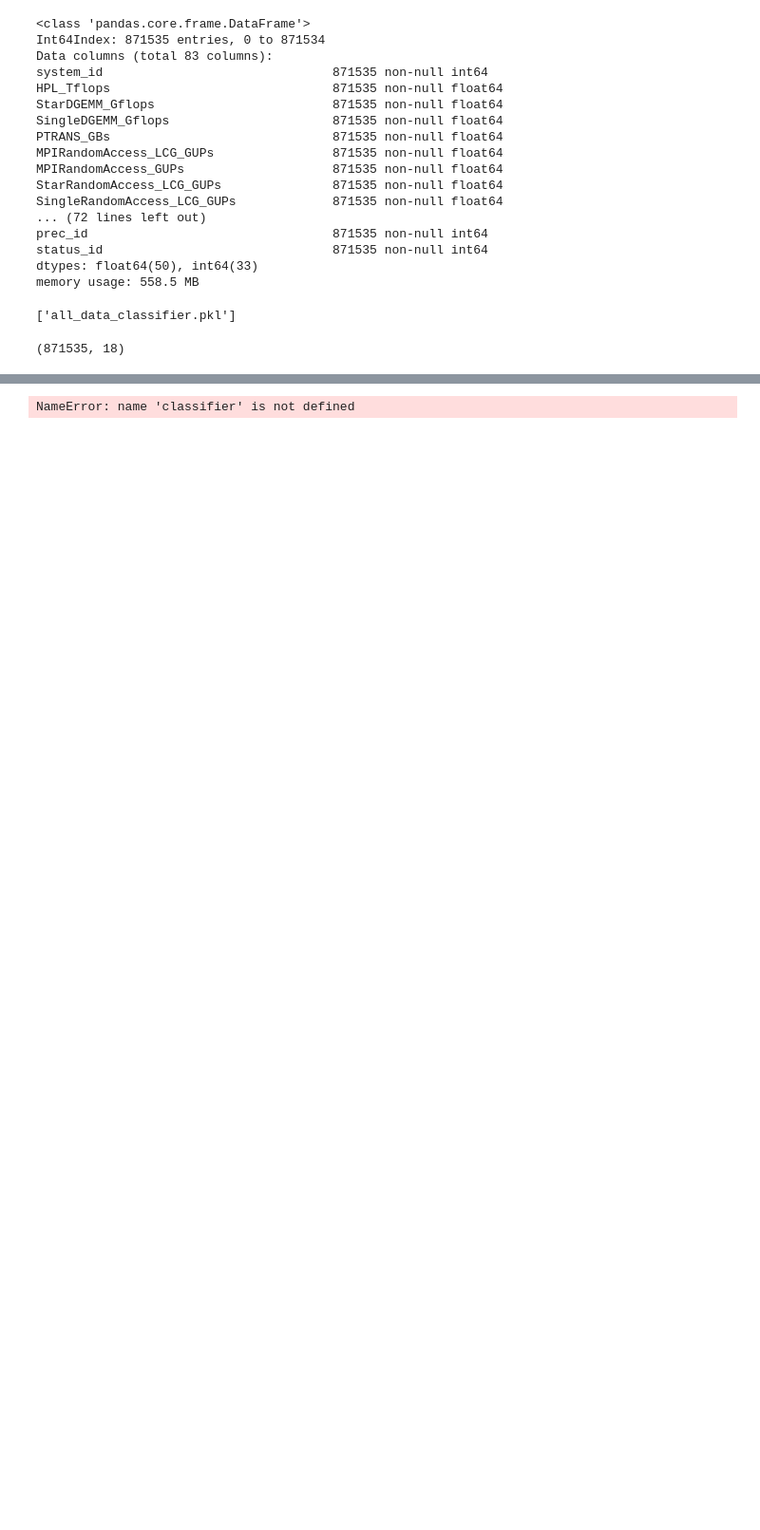
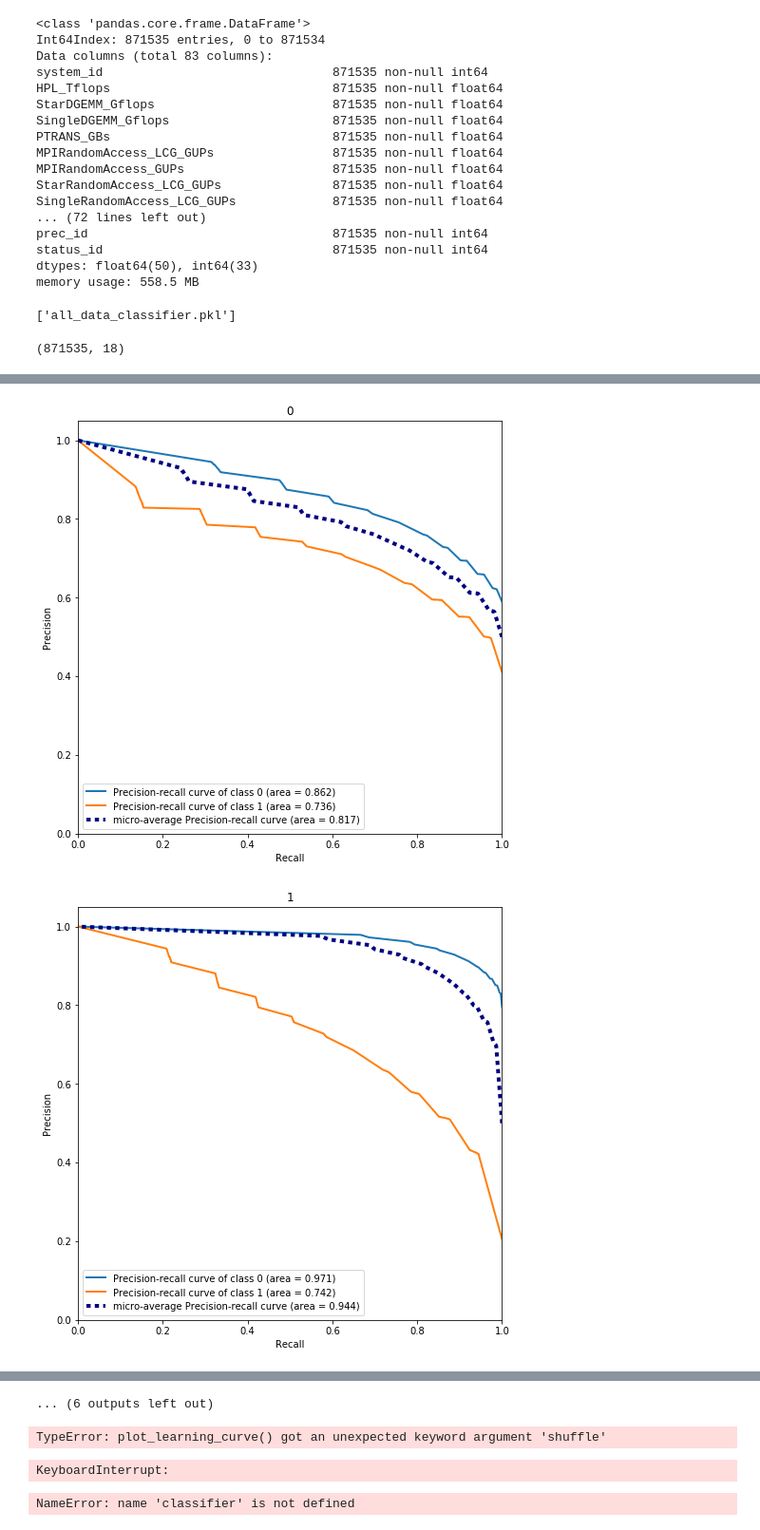
Before and after one commit to patemotter/trilinos-prediction, a Jupyter notebook: ml_files/Working Multilabel Classification and Scoring.ipynb, the cells around one changed output, grey strips where cells are left out. Shown at 95% size. Drawn from its saved outputs; the diff is of its cells as text; code cells hidden in the pictures; blank space fills up the shorter version.

```diff
--- a/ml_files/Working Multilabel Classification and Scoring.ipynb
+++ b/ml_files/Working Multilabel Classification and Scoring.ipynb
@@ -122,0 +142,18 @@ for i in range(0,18):
+# %%
+classifiers_list = []
+for i in range(0,18):
+    classifier = RandomForestClassifier()
+    classifier.fit(X,y[:,i])
+    #classifiers_list.append(classifier)
+    classifier_factory(classifier)
+    classifier.plot_precision_recall_curve(X, y[:,i],
+                                 cv=10,
+                                 title=str(i),
+                                 shuffle=True,
+                                    figsize=[8,8]
+                                 )
+    plt.show()
+#joblib.dump(classifiers_list, 'individual_label_classifiers.pkl')
+# %% [output]
+[figure, added]
+[figure, added]
@@ -122,0 +170,18 @@ for i in range(0,18):
+... (6 outputs left out)
+# %%
+classifiers_list = []
+for i in range(0,18):
+    classifier = RandomForestClassifier()
+    classifier.fit(X,y[:,i])
+    #classifiers_list.append(classifier)
+    classifier_factory(classifier)
+    classifier.plot_learning_curve(X, y[:,i],
+                                 cv=10,
+                                 title=str(i),
+                                 shuffle=True,
+                                    figsize=[8,8]
+                                 )
+    plt.show()
+#joblib.dump(classifiers_list, 'individual_label_classifiers.pkl')
+# %% [output]
+TypeError: plot_learning_curve() got an unexpected keyword argument 'shuffle'
@@ -123,3 +220,14 @@ for i in range(0,18):
+# %%
+for i in range (0,18):
+    cur_y = y[:,i]
+    pred_y = classifiers_list[i].pred
+    #     classifiers_list[i].plot_confusion_matrix(X, y[:,i],
+    #                                      cv=10,
+    #                                      title=str(i),
+    #                                      shuffle=True)
+    plt.show()
+# %% [output]
+KeyboardInterrupt:
 # %%
 classifier.plot_precision_recall_curve(X,y[:,0],
                                        shuffle=True,
```
Also changed, not shown: parts of 6 cells of this notebook, 1 other file.
